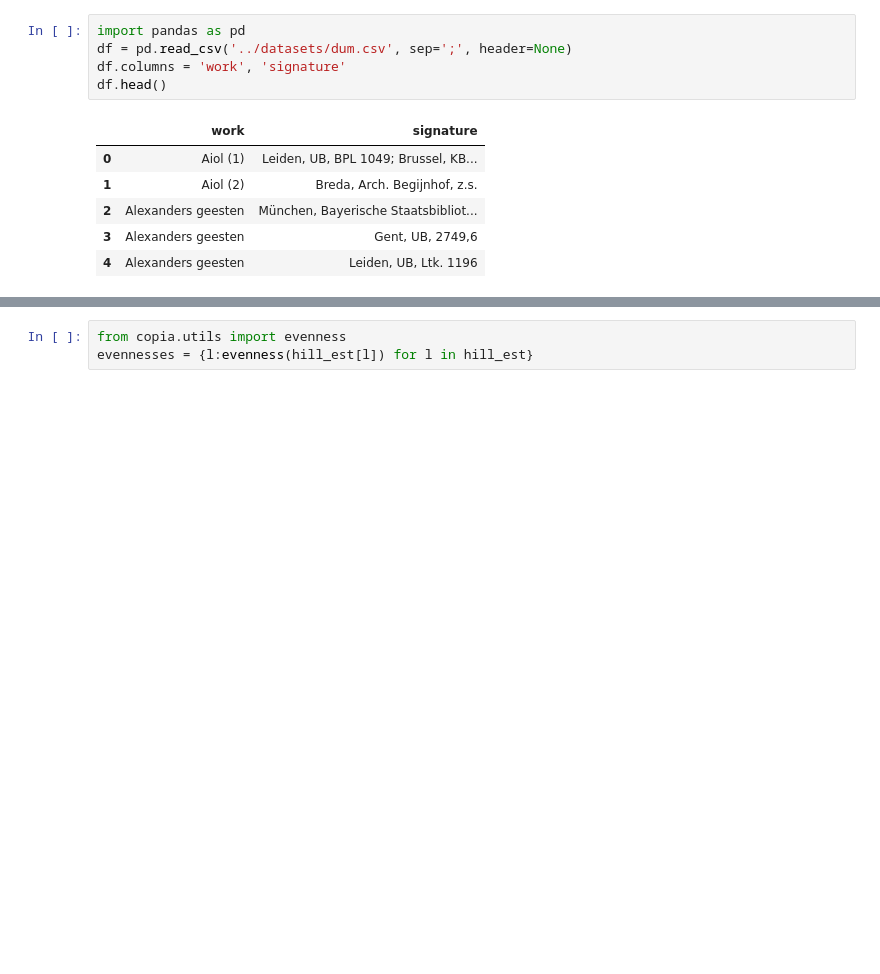
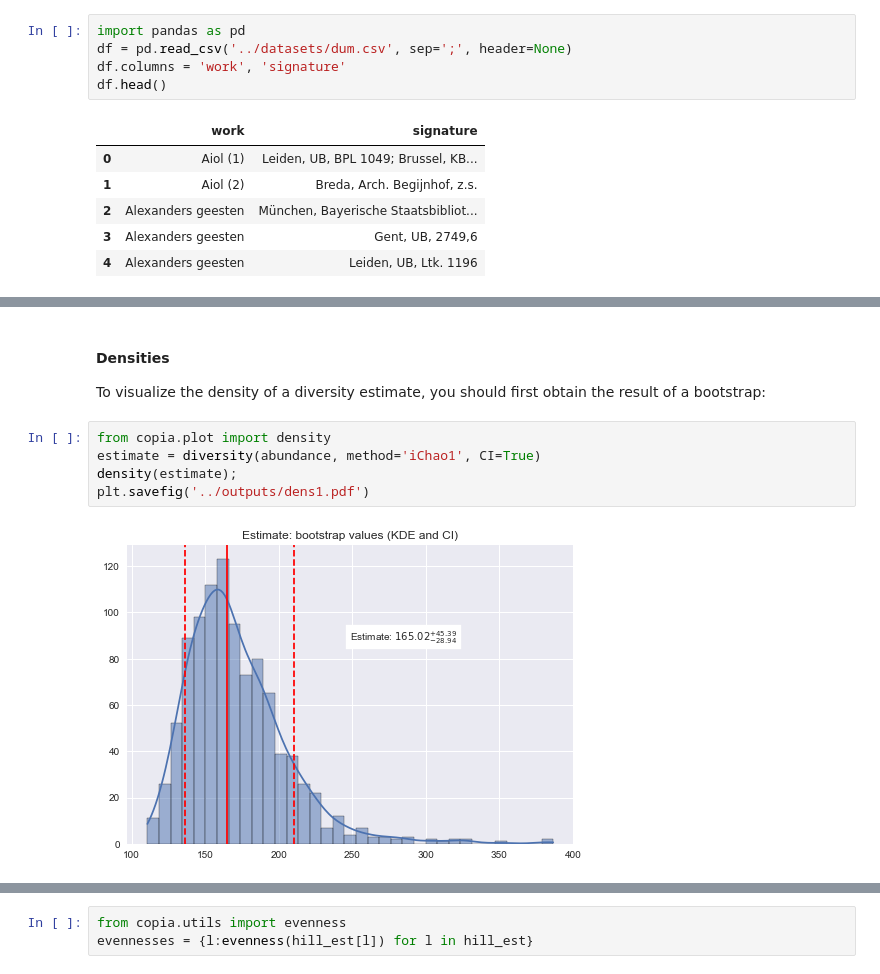
Before and after one commit to mikekestemont/copia, a Jupyter notebook: notebooks/quickstart.ipynb, the cells around one changed output, grey strips where cells are left out. Drawn from its saved outputs; the diff is of its cells as text; blank space fills up the shorter version.

```diff
--- a/notebooks/quickstart.ipynb
+++ b/notebooks/quickstart.ipynb
@@ -89,0 +223,11 @@ emp, est = hill_numbers(abundance)
+# %% [markdown]
+#### Densities
+
+To visualize the density of a diversity estimate, you should first obtain the result of a bootstrap:
+# %%
+from copia.plot import density
+estimate = diversity(abundance, method='iChao1', CI=True)
+density(estimate);
+plt.savefig('../outputs/dens1.pdf')
+# %% [output]
+[figure, added]
```
Also changed, not shown: parts of 93 cells of this notebook.
